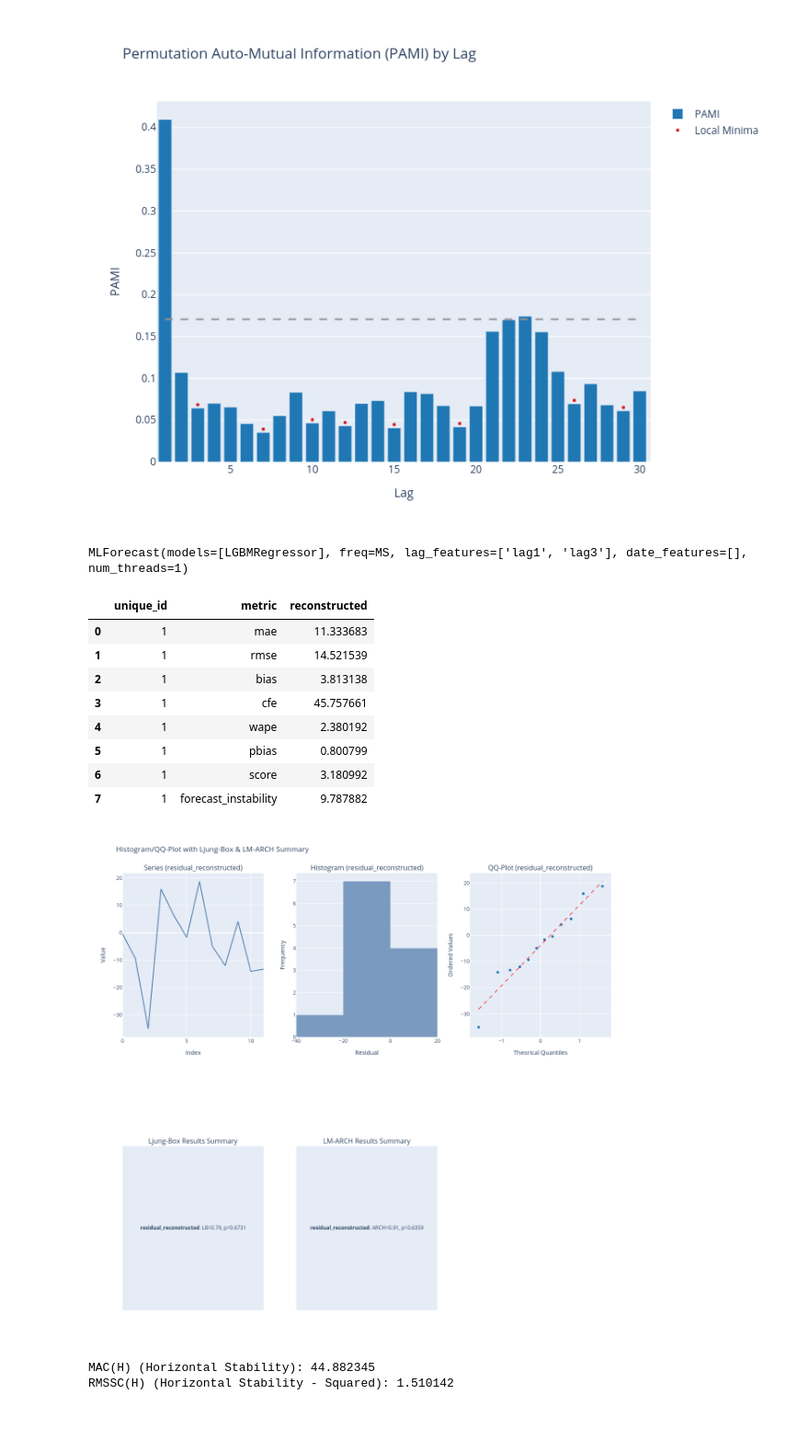
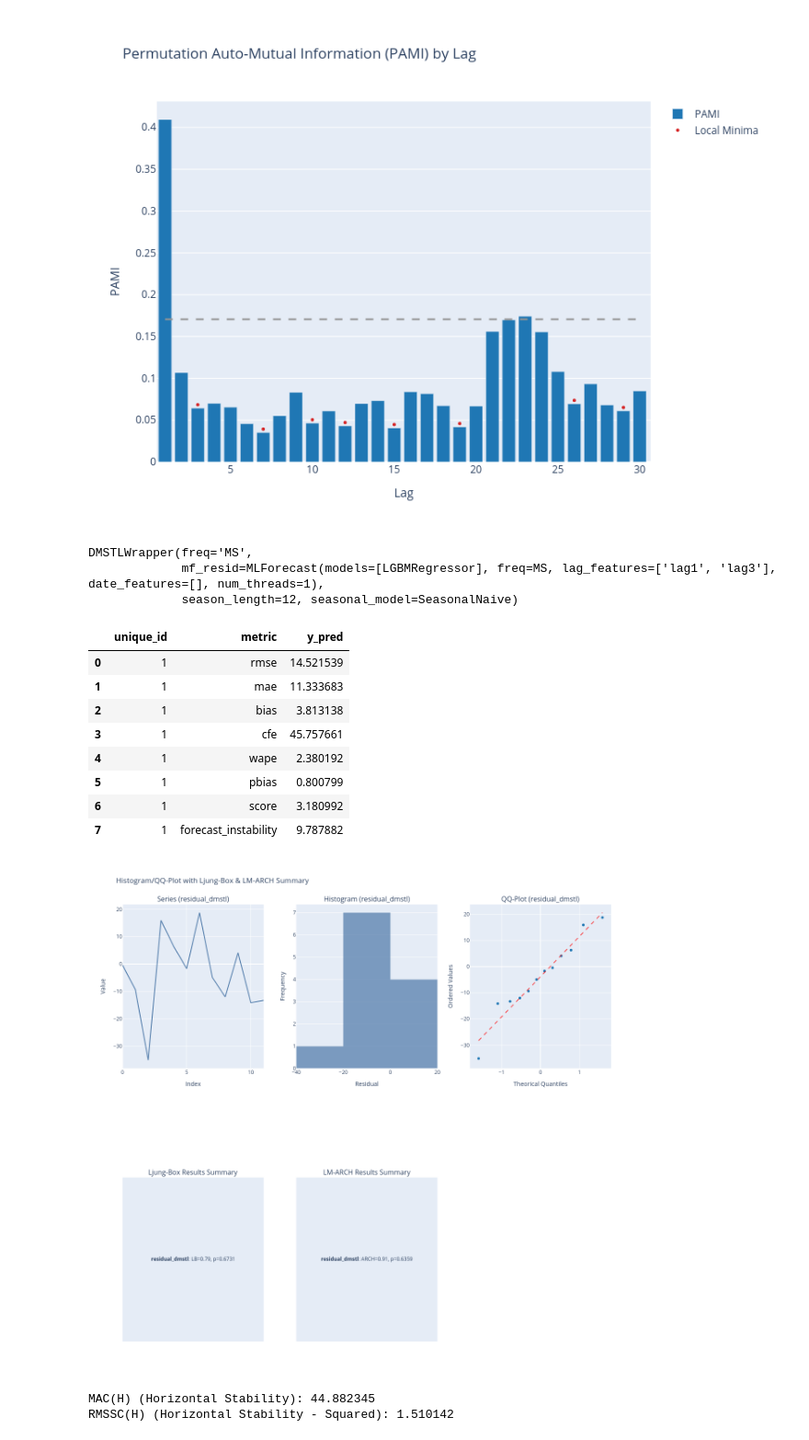
Before and after one commit to heylucasleao/tinyshift, a Jupyter notebook: tinyshift/examples/decomp_mstl_ml.ipynb, the cells around one changed output. Shown at 92% size. Saved outputs shown, nothing was run; the diff lists cells and outputs as text; code cells hidden in the pictures.

```diff
--- a/tinyshift/examples/decomp_mstl_ml.ipynb
+++ b/tinyshift/examples/decomp_mstl_ml.ipynb
@@ -334,9 +202,0 @@ decomp["unique_id"] = train["unique_id"]
-# %%
-mf = MLForecast(
-    models=models,
-    freq='MS',
-    lags=[1, 3],
-)
-mf.fit(decomp[["resid", "ds", "unique_id"]], static_features=[], target_col="resid")
-# %% [output]
-MLForecast(models=[LGBMRegressor], freq=MS, lag_features=['lag1', 'lag3'], date_features=[], num_threads=1)
@@ -349,14 +203,38 @@ result["y"] = test["y"].values
+# %%
+season_length = 12
+seasonal = SeasonalNaive(season_length=season_length)
+trend = AutoETS(season_length=season_length, model="MMN") # Seasonality already removed, so 'S' is N!
+mf = MLForecast(
+    models=models,
+    freq="MS",
+    lags=[1, 3],
+)
+dmstl = DMSTLWrapper(
+    seasonal_model=seasonal,
+    mf_resid=mf,
+    freq="MS",
+    season_length=12
+)
+# %%
+dmstl.fit(train[["unique_id", "ds", "y"]], target_col="y")
+# %% [output]
+DMSTLWrapper(freq='MS',
+             mf_resid=MLForecast(models=[LGBMRegressor], freq=MS, lag_features=['lag1', 'lag3'], date_features=[], num_threads=1),
+             season_length=12, seasonal_model=SeasonalNaive)
+# %%
+result = dmstl.predict(h=12).rename(columns={"LGBMRegressor": "y_pred"})
+result["y"] = test["y"].values
 # %%
 evaluate(result,
          metrics=metrics,
-         models=["reconstructed"],
+         models=["y_pred"],
          id_col="unique_id",
          time_col="ds",
          target_col="y")
 # %% [output]
-|  | unique_id | metric | reconstructed |
-| 0 | 1 | mae | 11.333683 |
-| 1 | 1 | rmse | 14.521539 |
+|  | unique_id | metric | y_pred |
+| 0 | 1 | rmse | 14.521539 |
+| 1 | 1 | mae | 11.333683 |
 | 2 | 1 | bias | 3.813138 |
 | 3 | 1 | cfe | 45.757661 |
 | 4 | 1 | wape | 2.380192 |
@@ -364,8 +242,8 @@ evaluate(result,
 | 6 | 1 | score | 3.180992 |
 | 7 | 1 | forecast_instability | 9.787882 |
 # %%
-result["residual_reconstructed"] = result["y"].values - result["reconstructed"].values
+result["residual_dmstl"] = result["y"].values - result["y_pred"].values
 # %%
-residual_analysis(result["residual_reconstructed"], nlags=30, fig_type="png")
+residual_analysis(result["residual_dmstl"], nlags=30, fig_type="png")
 # %% [output]
-[figure, old version]
+[figure, new version]
```
Also changed, not shown: parts of 51 cells of this notebook, 2 other files.
